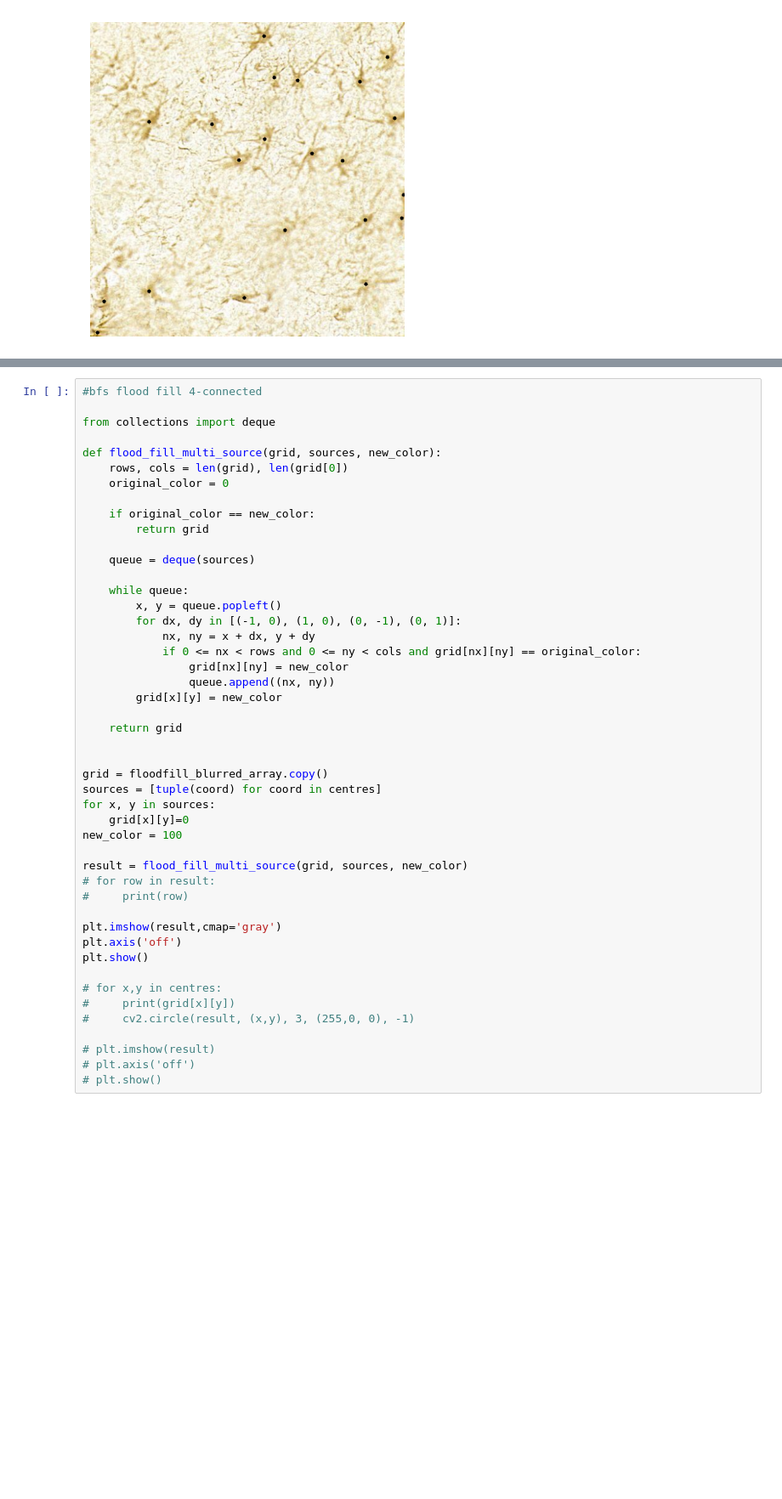
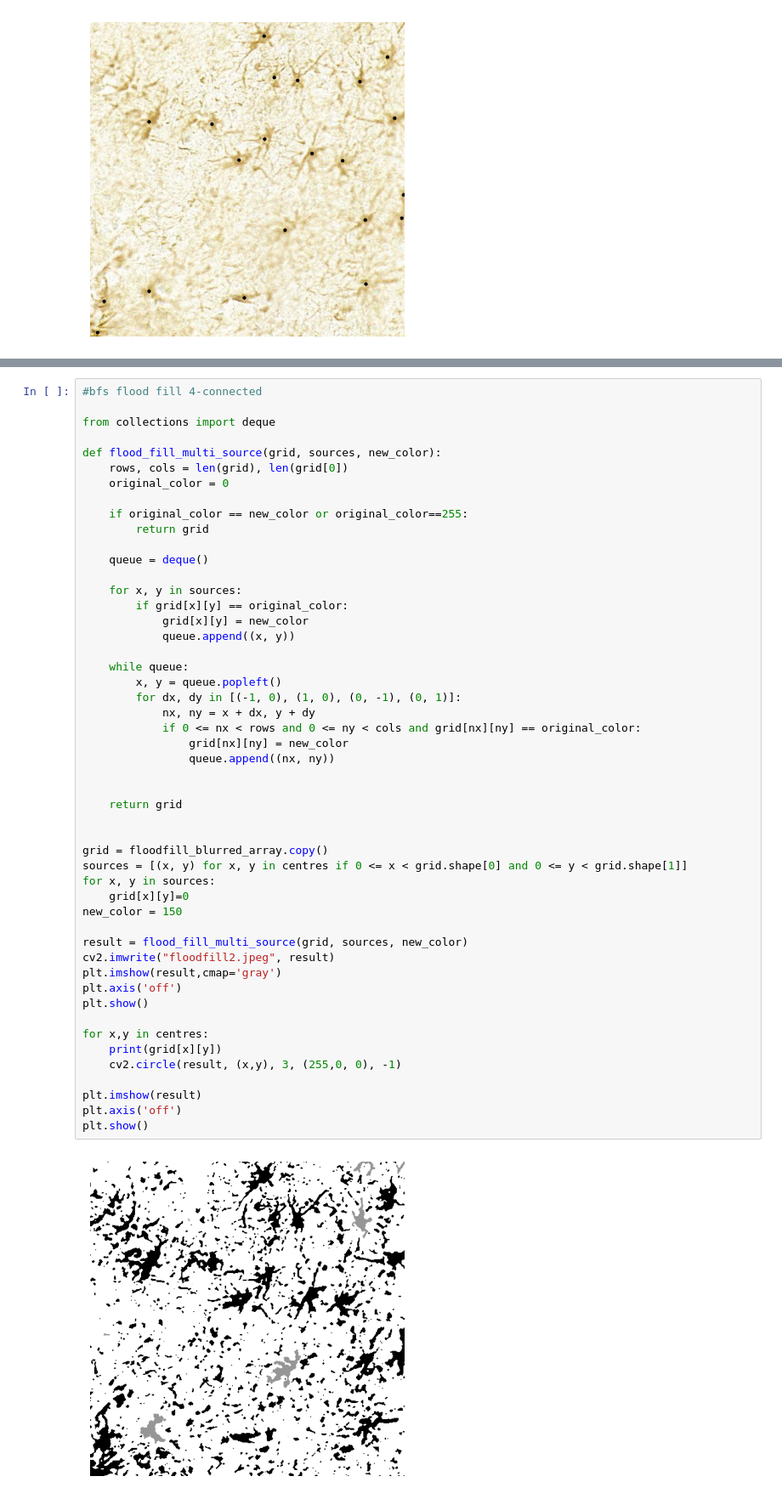
Before and after one commit to raisaaajose/astrocyte-detection, a Jupyter notebook: astrocytes.ipynb, the cells around one changed output, grey strips where cells are left out. Shown at 85% size. Saved outputs shown, nothing was run; the diff lists cells and outputs as text; blank space fills up the shorter version.

```diff
--- a/astrocytes.ipynb
+++ b/astrocytes.ipynb
@@ -111,44 +128,48 @@ from collections import deque
 
 def flood_fill_multi_source(grid, sources, new_color):
     rows, cols = len(grid), len(grid[0])
     original_color = 0
 
-    if original_color == new_color:
+    if original_color == new_color or original_color==255:
         return grid
 
-    queue = deque(sources)
+    queue = deque()
+
+    for x, y in sources:
+        if grid[x][y] == original_color:
+            grid[x][y] = new_color
+            queue.append((x, y))
 
     while queue:
         x, y = queue.popleft()
         for dx, dy in [(-1, 0), (1, 0), (0, -1), (0, 1)]:
             nx, ny = x + dx, y + dy
             if 0 <= nx < rows and 0 <= ny < cols and grid[nx][ny] == original_color:
                 grid[nx][ny] = new_color
                 queue.append((nx, ny))
-        grid[x][y] = new_color
+
 
     return grid
 
 
 grid = floodfill_blurred_array.copy()
-sources = [tuple(coord) for coord in centres]
+sources = [(x, y) for x, y in centres if 0 <= x < grid.shape[0] and 0 <= y < grid.shape[1]]
 for x, y in sources:
     grid[x][y]=0
-new_color = 100
+new_color = 150
 
 result = flood_fill_multi_source(grid, sources, new_color)
-# for row in result:
-#     print(row)
-
+cv2.imwrite("floodfill2.jpeg", result)
 plt.imshow(result,cmap='gray')
 plt.axis('off')
 plt.show()
 
-# for x,y in centres:
-#     print(grid[x][y])
-#     cv2.circle(result, (x,y), 3, (255,0, 0), -1)
+for x,y in centres:
+    print(grid[x][y])
+    cv2.circle(result, (x,y), 3, (255,0, 0), -1)
 
-# plt.imshow(result)
-# plt.axis('off')
-# plt.show()
+plt.imshow(result)
+plt.axis('off')
+plt.show()
 # %% [output]
+[figure, new version]
```
Also changed, not shown: parts of 6 cells of this notebook.
